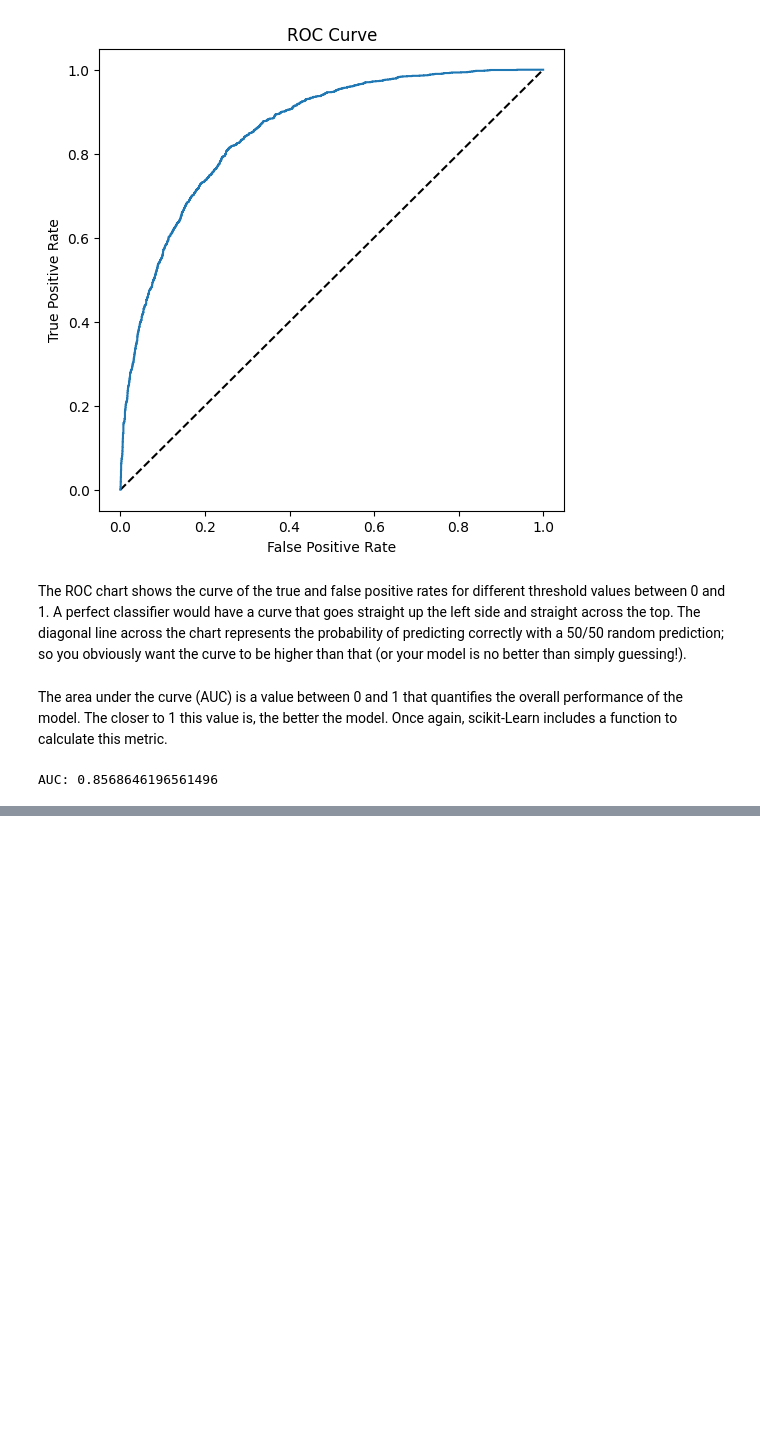
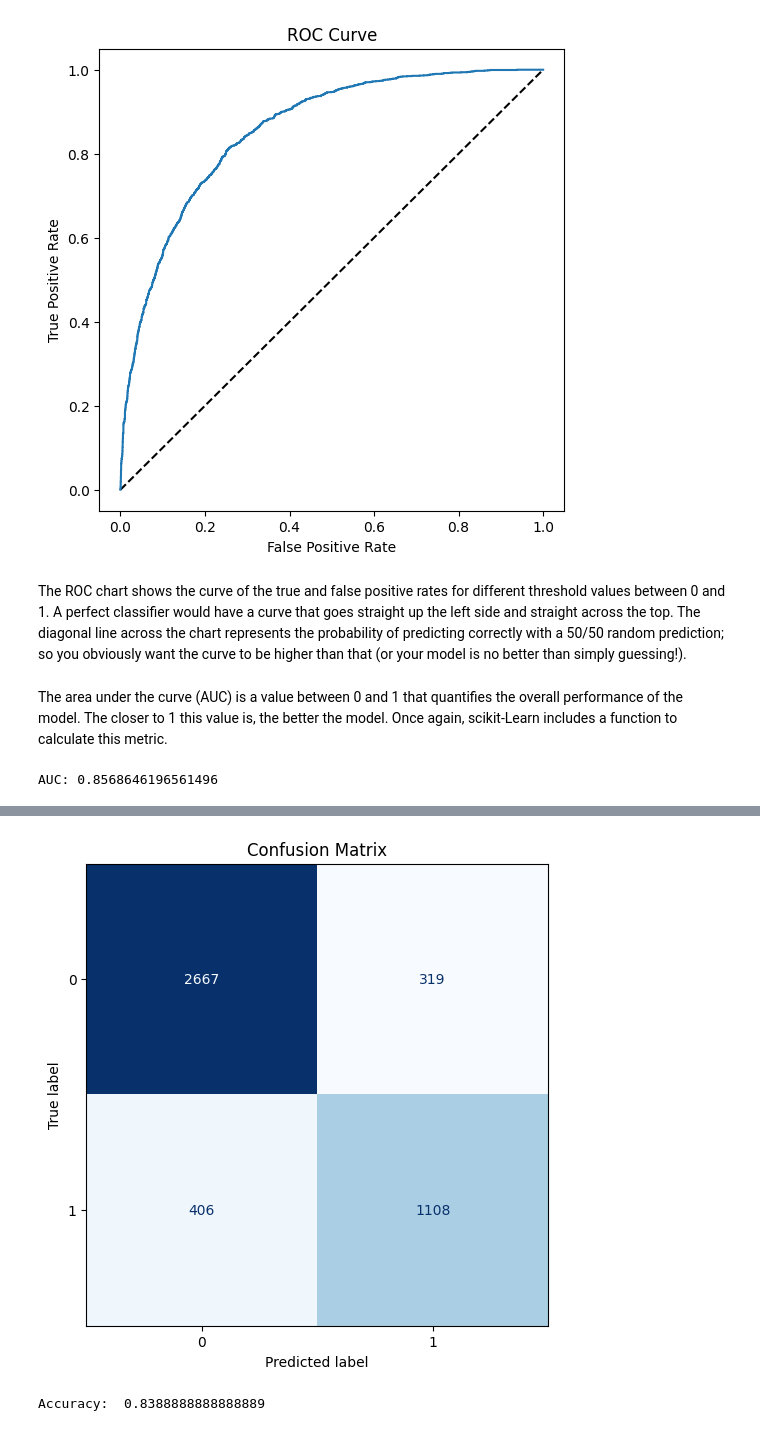
Before and after one commit to coder7475/ml-fundamentals, a Jupyter notebook: notebooks/ml_fundamentals/Understanding_classification_in_ml.ipynb, the cells around one changed output, grey strips where cells are left out. Cells and saved outputs as stored; diff of their text form; code cells hidden in the pictures; blank space fills up the shorter version.

Commit message:
feat: enhance classification notebook with preprocessing steps, including scaling and encoding, and integrate training pipeline for improved model training and evaluation

```diff
--- a/notebooks/ml_fundamentals/Understanding_classification_in_ml.ipynb
+++ b/notebooks/ml_fundamentals/Understanding_classification_in_ml.ipynb
@@ -301,0 +354,9 @@ AUC: 0.8568646196561496
+# %%
+# Get predictions from test data
+predictions = model_2.predict(X_test)
+y_scores = model_2.predict_proba(X_test)
+
+print('Predicted: ', predictions)
+print('Actual: ', y_test)
+
+print('Prediction probability: ', y_scores)
@@ -301,0 +373,18 @@ AUC: 0.8568646196561496
+# %%
+# Show confusion matrix as a plot
+from sklearn.metrics import confusion_matrix, ConfusionMatrixDisplay
+import matplotlib.pyplot as plt
+
+cm = confusion_matrix(y_test, predictions)
+disp = ConfusionMatrixDisplay(cm)
+fig, ax = plt.subplots(figsize=(6, 6))
+disp.plot(ax=ax, cmap='Blues', colorbar=False)
+plt.title("Confusion Matrix")
+plt.show()
+# %% [output]
+[figure, added]
+# %%
+# Accuracy
+print('Accuracy: ', accuracy_score(y_test, predictions))
+# %% [output]
+Accuracy:  0.8388888888888889
```
Also changed, not shown: parts of 4 cells of this notebook.
